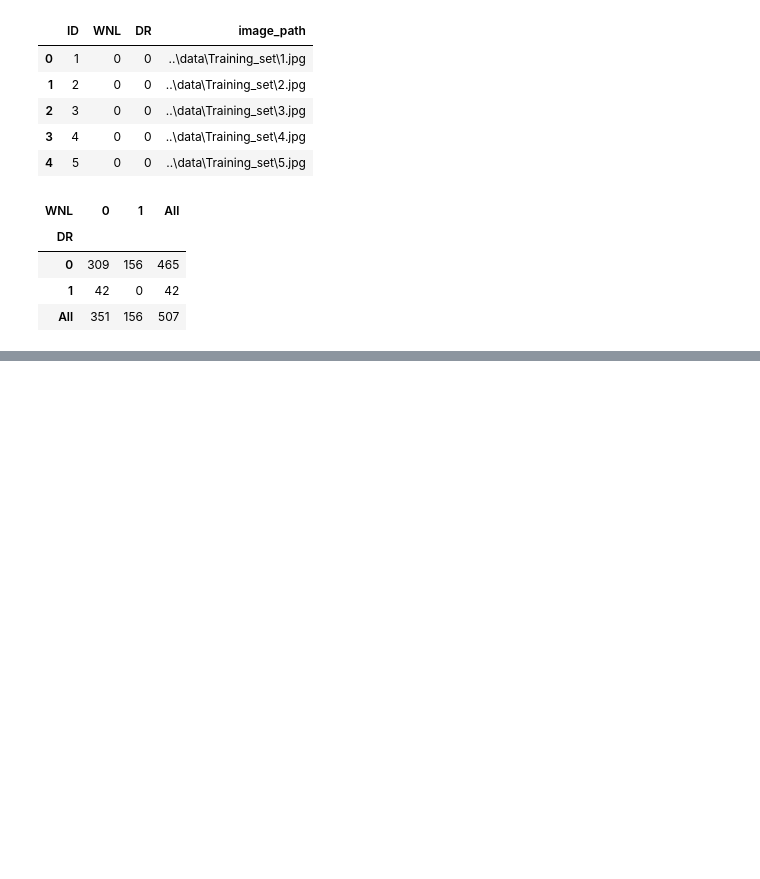
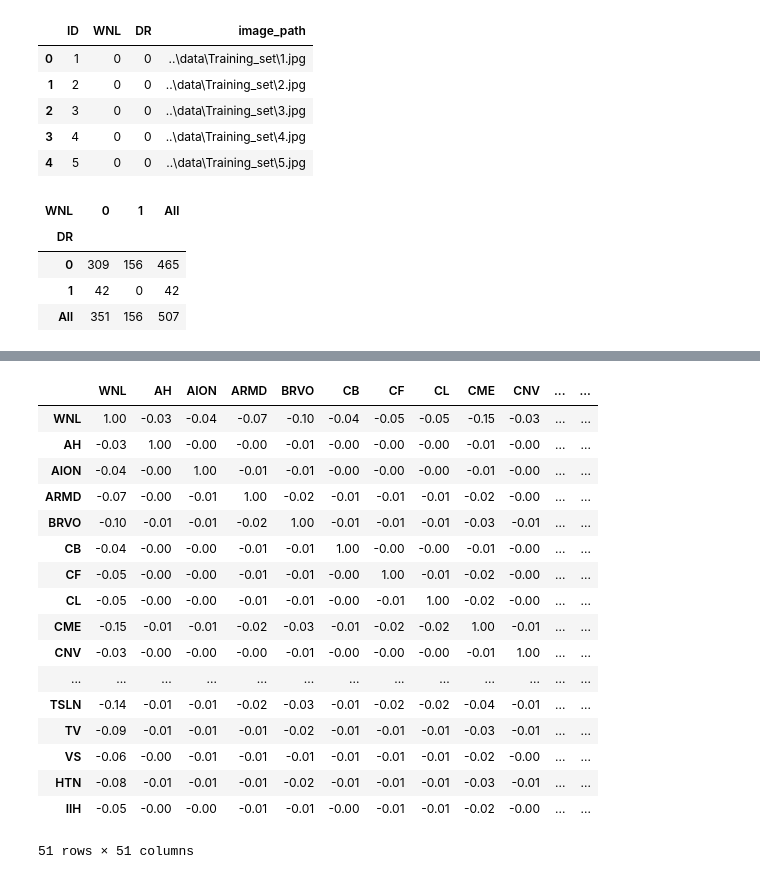
Before and after one commit to hebawl/retinal-dr-classification, a Jupyter notebook: notebooks/01_data_inspection.ipynb, the cells around one changed output, grey strips where cells are left out. Cells and saved outputs as stored; diff of their text form; code cells hidden in the pictures; blank space fills up the shorter version.

```diff
--- a/notebooks/01_data_inspection.ipynb
+++ b/notebooks/01_data_inspection.ipynb
@@ -171,0 +323,30 @@ pd.crosstab(
+# %%
+# Select the disease/finding labels
+label_columns = [
+    c for c in train_labels.columns
+    if c != "ID"
+]
+
+# Calculate pairwise correlation between binary labels
+label_corr = train_labels[label_columns].corr()
+
+label_corr.round(2)
+# %% [output]
+|  | WNL | AH | AION | ARMD | BRVO | CB | CF | CL | CME | CNV | ... | ... |
+| WNL | 1.00 | -0.03 | -0.04 | -0.07 | -0.10 | -0.04 | -0.05 | -0.05 | -0.15 | -0.03 | ... | ... |
+| AH | -0.03 | 1.00 | -0.00 | -0.00 | -0.01 | -0.00 | -0.00 | -0.00 | -0.01 | -0.00 | ... | ... |
+| AION | -0.04 | -0.00 | 1.00 | -0.01 | -0.01 | -0.00 | -0.00 | -0.00 | -0.01 | -0.00 | ... | ... |
+| ARMD | -0.07 | -0.00 | -0.01 | 1.00 | -0.02 | -0.01 | -0.01 | -0.01 | -0.02 | -0.00 | ... | ... |
+| BRVO | -0.10 | -0.01 | -0.01 | -0.02 | 1.00 | -0.01 | -0.01 | -0.01 | -0.03 | -0.01 | ... | ... |
+| CB | -0.04 | -0.00 | -0.00 | -0.01 | -0.01 | 1.00 | -0.00 | -0.00 | -0.01 | -0.00 | ... | ... |
+| CF | -0.05 | -0.00 | -0.00 | -0.01 | -0.01 | -0.00 | 1.00 | -0.01 | -0.02 | -0.00 | ... | ... |
+| CL | -0.05 | -0.00 | -0.00 | -0.01 | -0.01 | -0.00 | -0.01 | 1.00 | -0.02 | -0.00 | ... | ... |
+| CME | -0.15 | -0.01 | -0.01 | -0.02 | -0.03 | -0.01 | -0.02 | -0.02 | 1.00 | -0.01 | ... | ... |
+| CNV | -0.03 | -0.00 | -0.00 | -0.00 | -0.01 | -0.00 | -0.00 | -0.00 | -0.01 | 1.00 | ... | ... |
+| ... | ... | ... | ... | ... | ... | ... | ... | ... | ... | ... | ... | ... |
+| TSLN | -0.14 | -0.01 | -0.01 | -0.02 | -0.03 | -0.01 | -0.02 | -0.02 | -0.04 | -0.01 | ... | ... |
+| TV | -0.09 | -0.01 | -0.01 | -0.01 | -0.02 | -0.01 | -0.01 | -0.01 | -0.03 | -0.01 | ... | ... |
+| VS | -0.06 | -0.00 | -0.01 | -0.01 | -0.01 | -0.01 | -0.01 | -0.01 | -0.02 | -0.00 | ... | ... |
+| HTN | -0.08 | -0.01 | -0.01 | -0.01 | -0.02 | -0.01 | -0.01 | -0.01 | -0.03 | -0.01 | ... | ... |
+| IIH | -0.05 | -0.00 | -0.00 | -0.01 | -0.01 | -0.00 | -0.01 | -0.01 | -0.02 | -0.00 | ... | ... |
+51 rows × 51 columns
```
Also changed, not shown: parts of 20 cells of this notebook.
